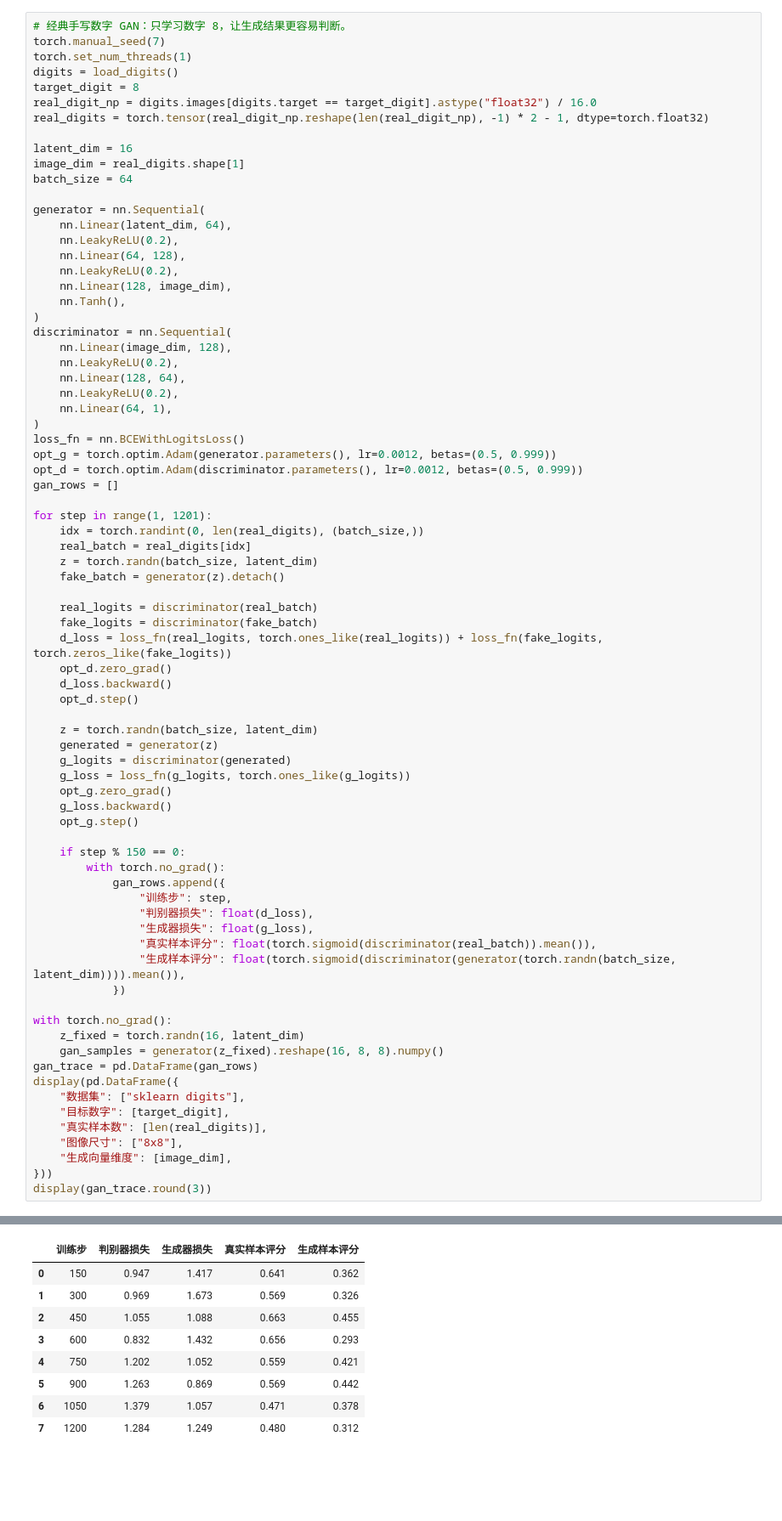
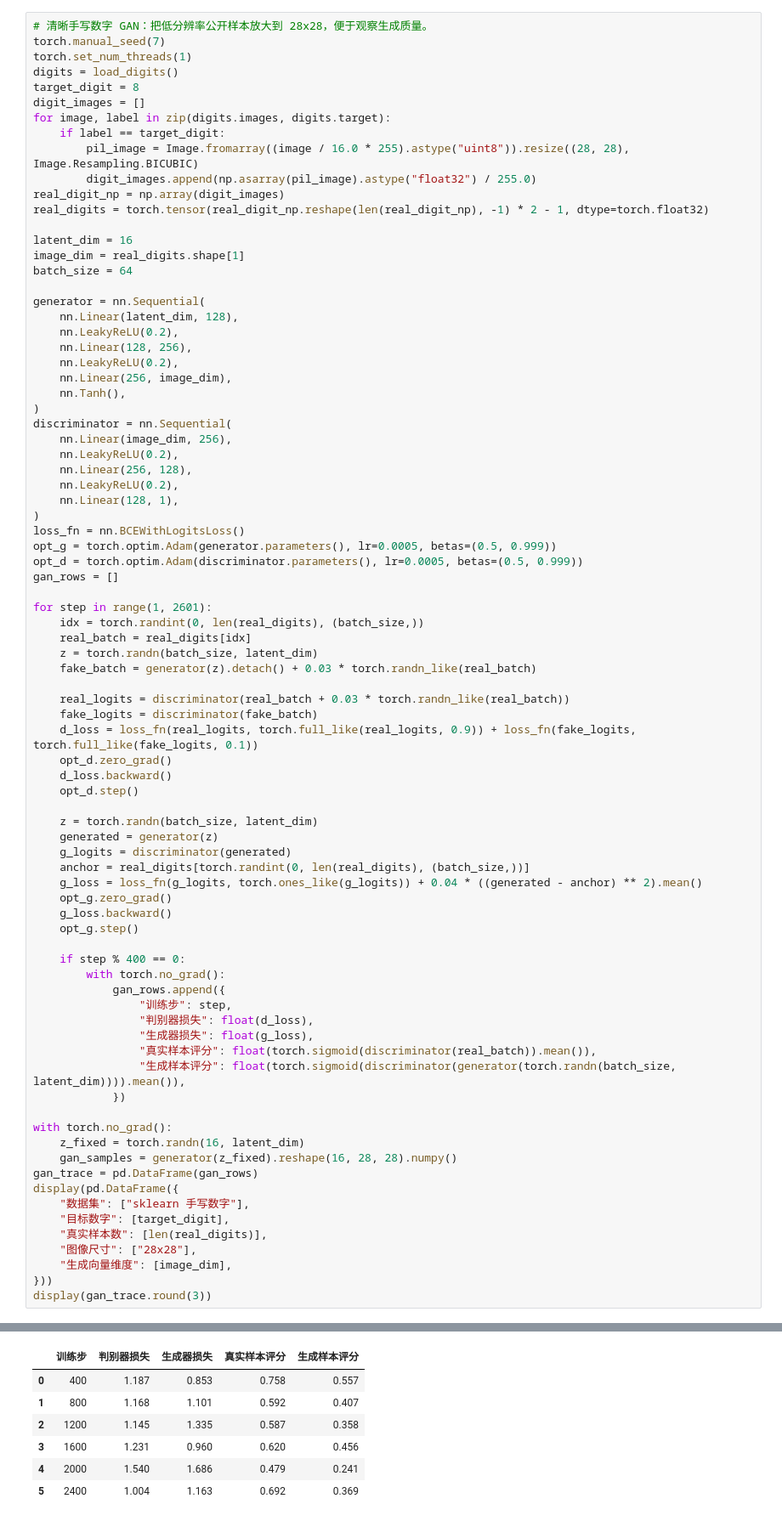
Before and after one commit to zhesun-0209/ai-thinking-labs, a Jupyter notebook: notebooks/ch12_image_patch_gan.ipynb, the cells around one changed output, grey strips where cells are left out. Shown at 85% size. Cells and saved outputs as stored; diff of their text form; blank space fills up the shorter version.

```diff
--- a/notebooks/ch12_image_patch_gan.ipynb
+++ b/notebooks/ch12_image_patch_gan.ipynb
@@ -87,12 +88,17 @@ if missing:
 import torch
 from torch import nn
 # %%
-# 经典手写数字 GAN：只学习数字 8，让生成结果更容易判断。
+# 清晰手写数字 GAN：把低分辨率公开样本放大到 28x28，便于观察生成质量。
 torch.manual_seed(7)
 torch.set_num_threads(1)
 digits = load_digits()
 target_digit = 8
-real_digit_np = digits.images[digits.target == target_digit].astype("float32") / 16.0
+digit_images = []
+for image, label in zip(digits.images, digits.target):
+    if label == target_digit:
+        pil_image = Image.fromarray((image / 16.0 * 255).astype("uint8")).resize((28, 28), Image.Resampling.BICUBIC)
+        digit_images.append(np.asarray(pil_image).astype("float32") / 255.0)
+real_digit_np = np.array(digit_images)
 real_digits = torch.tensor(real_digit_np.reshape(len(real_digit_np), -1) * 2 - 1, dtype=torch.float32)
 
 latent_dim = 16
@@ -100,34 +106,34 @@ image_dim = real_digits.shape[1]
 batch_size = 64
 
 generator = nn.Sequential(
-    nn.Linear(latent_dim, 64),
+    nn.Linear(latent_dim, 128),
     nn.LeakyReLU(0.2),
-    nn.Linear(64, 128),
+    nn.Linear(128, 256),
     nn.LeakyReLU(0.2),
-    nn.Linear(128, image_dim),
+    nn.Linear(256, image_dim),
     nn.Tanh(),
 )
 discriminator = nn.Sequential(
-    nn.Linear(image_dim, 128),
+    nn.Linear(image_dim, 256),
     nn.LeakyReLU(0.2),
-    nn.Linear(128, 64),
+    nn.Linear(256, 128),
     nn.LeakyReLU(0.2),
-    nn.Linear(64, 1),
+    nn.Linear(128, 1),
 )
 loss_fn = nn.BCEWithLogitsLoss()
-opt_g = torch.optim.Adam(generator.parameters(), lr=0.0012, betas=(0.5, 0.999))
-opt_d = torch.optim.Adam(discriminator.parameters(), lr=0.0012, betas=(0.5, 0.999))
+opt_g = torch.optim.Adam(generator.parameters(), lr=0.0005, betas=(0.5, 0.999))
+opt_d = torch.optim.Adam(discriminator.parameters(), lr=0.0005, betas=(0.5, 0.999))
 gan_rows = []
 
-for step in range(1, 1201):
+for step in range(1, 2601):
     idx = torch.randint(0, len(real_digits), (batch_size,))
     real_batch = real_digits[idx]
     z = torch.randn(batch_size, latent_dim)
-    fake_batch = generator(z).detach()
+    fake_batch = generator(z).detach() + 0.03 * torch.randn_like(real_batch)
 
-    real_logits = discriminator(real_batch)
+    real_logits = discriminator(real_batch + 0.03 * torch.randn_like(real_batch))
     fake_logits = discriminator(fake_batch)
-    d_loss = loss_fn(real_logits, torch.ones_like(real_logits)) + loss_fn(fake_logits, torch.zeros_like(fake_logits))
+    d_loss = loss_fn(real_logits, torch.full_like(real_logits, 0.9)) + loss_fn(fake_logits, torch.full_like(fake_logits, 0.1))
     opt_d.zero_grad()
     d_loss.backward()
     opt_d.step()
@@ -135,12 +141,13 @@ for step in range(1, 1201):
     z = torch.randn(batch_size, latent_dim)
     generated = generator(z)
     g_logits = discriminator(generated)
-    g_loss = loss_fn(g_logits, torch.ones_like(g_logits))
+    anchor = real_digits[torch.randint(0, len(real_digits), (batch_size,))]
+    g_loss = loss_fn(g_logits, torch.ones_like(g_logits)) + 0.04 * ((generated - anchor) ** 2).mean()
     opt_g.zero_grad()
     g_loss.backward()
     opt_g.step()
 
-    if step % 150 == 0:
+    if step % 400 == 0:
         with torch.no_grad():
             gan_rows.append({
                 "训练步": step,
@@ -152,13 +159,13 @@ for step in range(1, 1201):
 
 with torch.no_grad():
     z_fixed = torch.randn(16, latent_dim)
-    gan_samples = generator(z_fixed).reshape(16, 8, 8).numpy()
+    gan_samples = generator(z_fixed).reshape(16, 28, 28).numpy()
 gan_trace = pd.DataFrame(gan_rows)
 display(pd.DataFrame({
-    "数据集": ["sklearn digits"],
+    "数据集": ["sklearn 手写数字"],
     "目标数字": [target_digit],
     "真实样本数": [len(real_digits)],
-    "图像尺寸": ["8x8"],
+    "图像尺寸": ["28x28"],
     "生成向量维度": [image_dim],
 }))
 display(gan_trace.round(3))
@@ -168,12 +175,10 @@ display(gan_trace.round(3))
 |  | 训练步 | 判别器损失 | 生成器损失 | 真实样本评分 | 生成样本评分 |
-| 0 | 150 | 0.947 | 1.417 | 0.641 | 0.362 |
-| 1 | 300 | 0.969 | 1.673 | 0.569 | 0.326 |
-| 2 | 450 | 1.055 | 1.088 | 0.663 | 0.455 |
-| 3 | 600 | 0.832 | 1.432 | 0.656 | 0.293 |
-| 4 | 750 | 1.202 | 1.052 | 0.559 | 0.421 |
-| 5 | 900 | 1.263 | 0.869 | 0.569 | 0.442 |
-| 6 | 1050 | 1.379 | 1.057 | 0.471 | 0.378 |
-| 7 | 1200 | 1.284 | 1.249 | 0.480 | 0.312 |
+| 0 | 400 | 1.187 | 0.853 | 0.758 | 0.557 |
+| 1 | 800 | 1.168 | 1.101 | 0.592 | 0.407 |
+| 2 | 1200 | 1.145 | 1.335 | 0.587 | 0.358 |
+| 3 | 1600 | 1.231 | 0.960 | 0.620 | 0.456 |
+| 4 | 2000 | 1.540 | 1.686 | 0.479 | 0.241 |
+| 5 | 2400 | 1.004 | 1.163 | 0.692 | 0.369 |
 # %%
 # 绘制训练曲线、真实数字和生成数字。
 fig = plt.figure(figsize=(10.8, 7.2))
```
Also changed, not shown: parts of 5 cells of this notebook, 19 other files.
